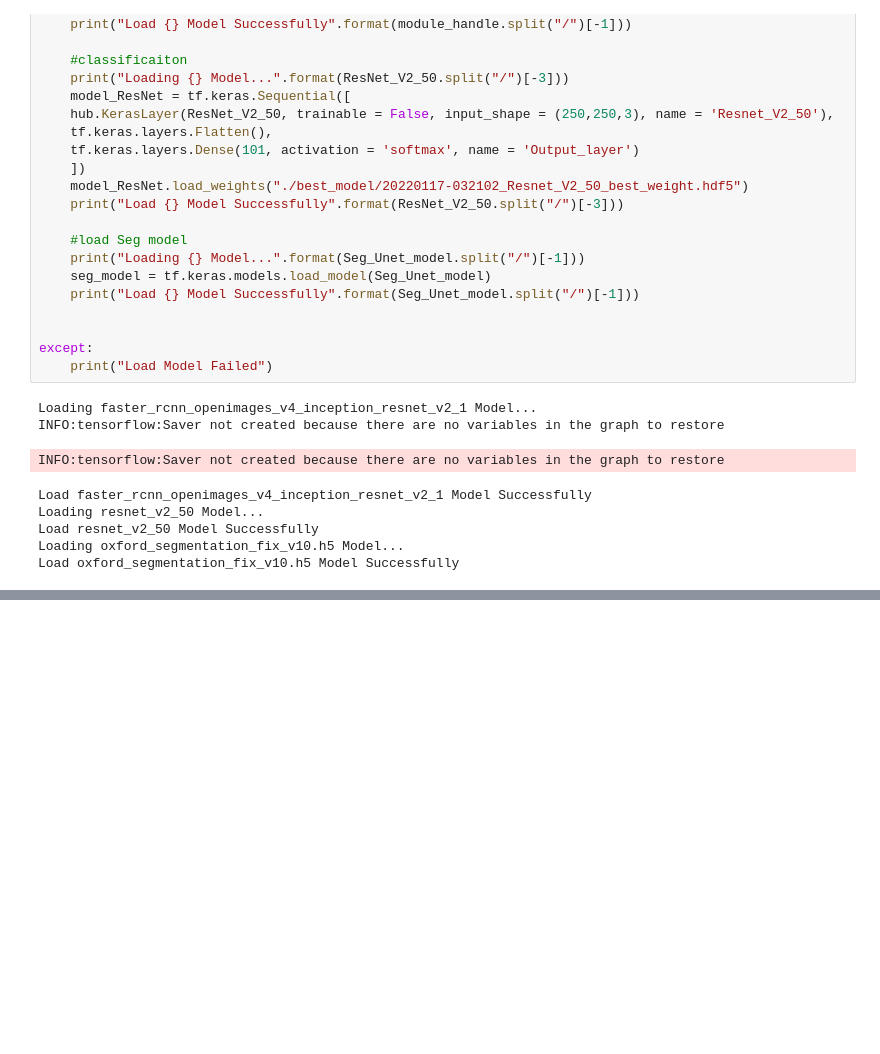
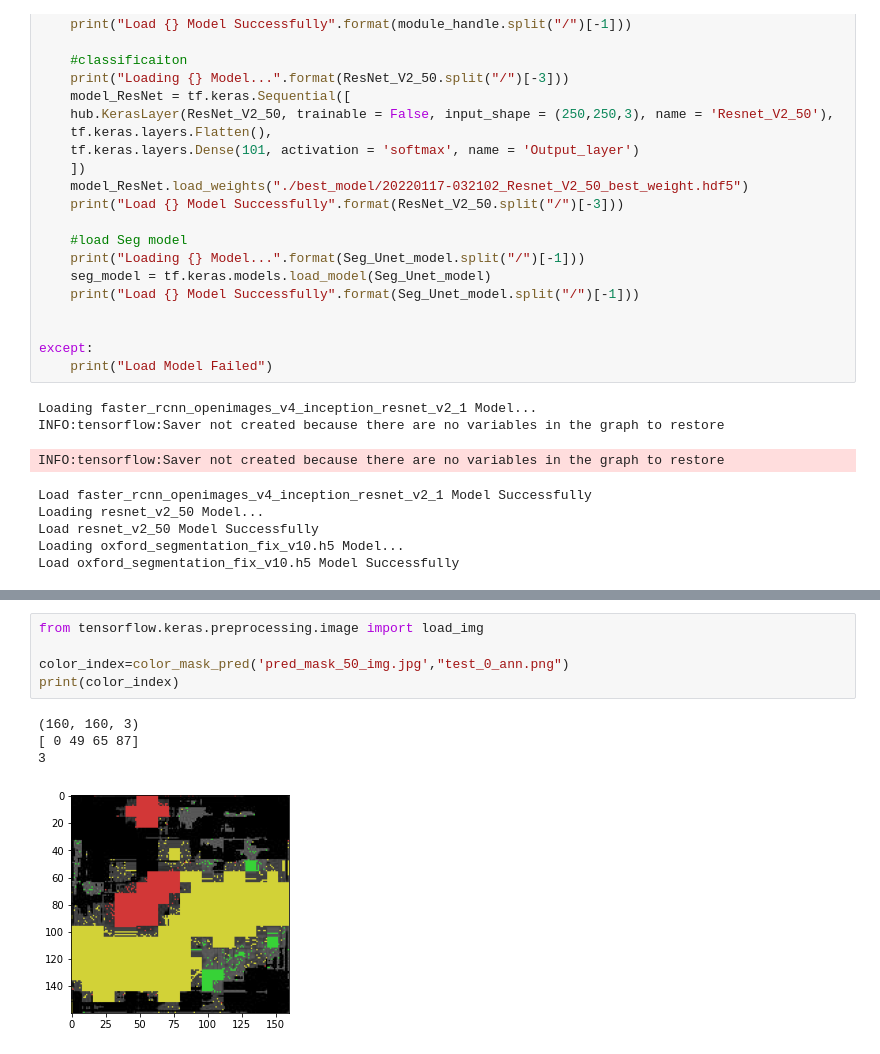
Before and after one commit to gitwetguy/Eating_health_management, a Jupyter notebook: 02-Food_detection.ipynb, the cells around one changed output, grey strips where cells are left out. Drawn from its saved outputs; the diff is of its cells as text; blank space fills up the shorter version.

```diff
--- a/02-Food_detection.ipynb
+++ b/02-Food_detection.ipynb
@@ -394,0 +472,10 @@ model.predict()
+# %%
+from tensorflow.keras.preprocessing.image import load_img
+
+color_index=color_mask_pred('pred_mask_50_img.jpg',"test_0_ann.png")
+print(color_index)
+# %% [output]
+(160, 160, 3)
+[ 0 49 65 87]
+3
+[figure, added]
```
Also changed, not shown: parts of 12 cells of this notebook, 3 other files.
